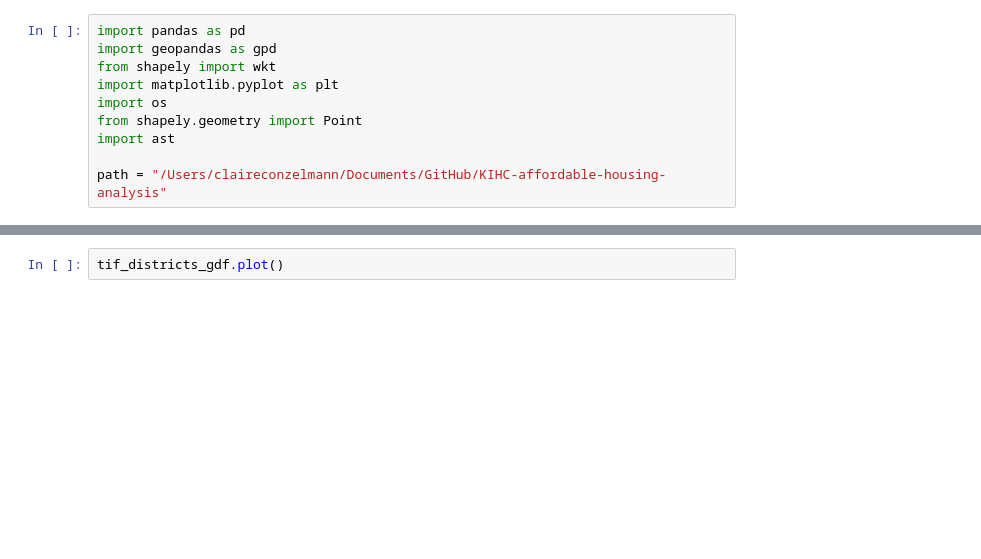
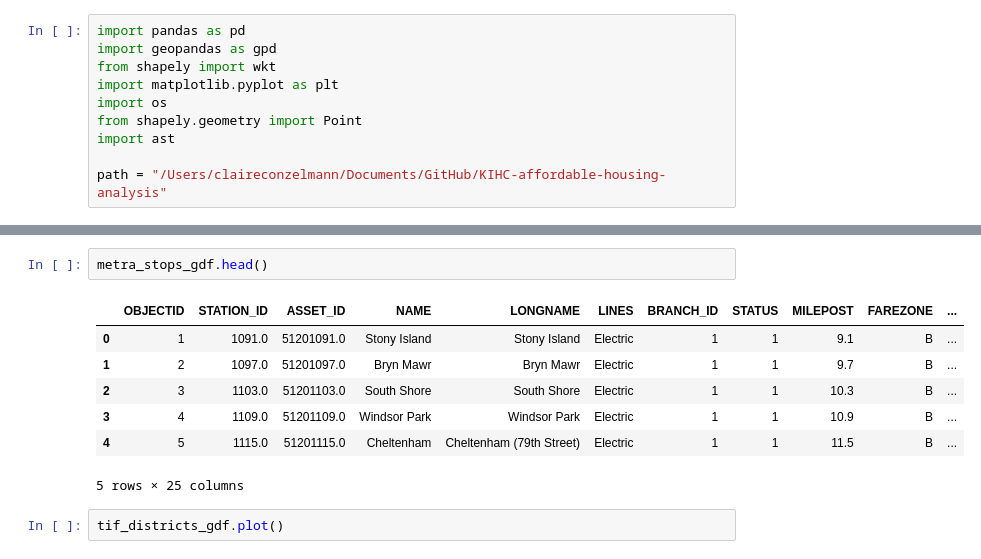
Before and after one commit to claireconzelmann/KIHC-affordable-housing-analysis, a Jupyter notebook: Code/data exploration.ipynb, the cells around one changed output, grey strips where cells are left out. Saved outputs shown, nothing was run; the diff lists cells and outputs as text; blank space fills up the shorter version.

```diff
--- a/Code/data exploration.ipynb
+++ b/Code/data exploration.ipynb
@@ -49,3 +49,13 @@ bus_stops_gdf.set_crs(epsg=4326, inplace=True)
+# %%
+metra_stops_gdf.head()
+# %% [output]
+|  | OBJECTID | STATION_ID | ASSET_ID | NAME | LONGNAME | LINES | BRANCH_ID | STATUS | MILEPOST | FAREZONE | ... |
+| 0 | 1 | 1091.0 | 51201091.0 | Stony Island | Stony Island | Electric | 1 | 1 | 9.1 | B | ... |
+| 1 | 2 | 1097.0 | 51201097.0 | Bryn Mawr | Bryn Mawr | Electric | 1 | 1 | 9.7 | B | ... |
+| 2 | 3 | 1103.0 | 51201103.0 | South Shore | South Shore | Electric | 1 | 1 | 10.3 | B | ... |
+| 3 | 4 | 1109.0 | 51201109.0 | Windsor Park | Windsor Park | Electric | 1 | 1 | 10.9 | B | ... |
+| 4 | 5 | 1115.0 | 51201115.0 | Cheltenham | Cheltenham (79th Street) | Electric | 1 | 1 | 11.5 | B | ... |
+5 rows × 25 columns
 # %%
 tif_districts_gdf.plot()
 # %% [output]
```
Also changed, not shown: parts of 5 cells of this notebook, 6 other files.
